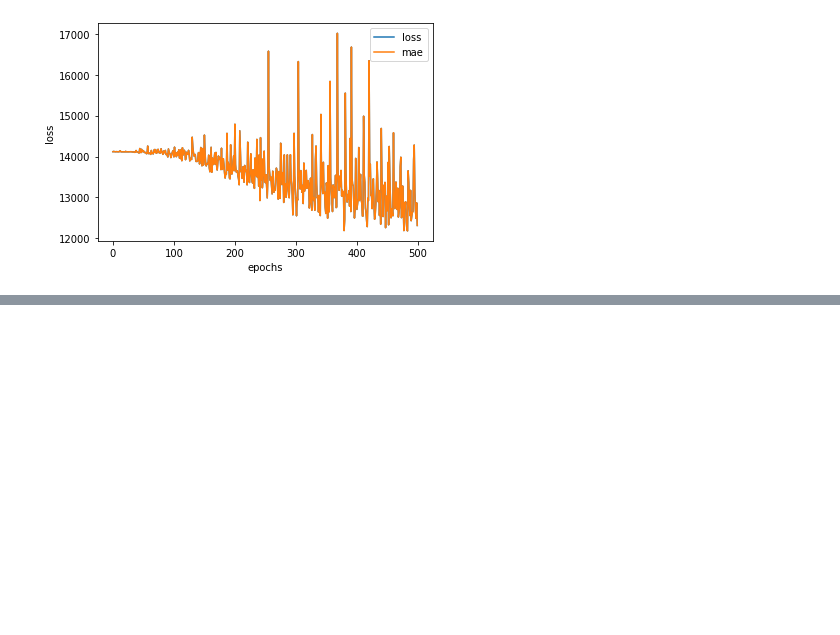
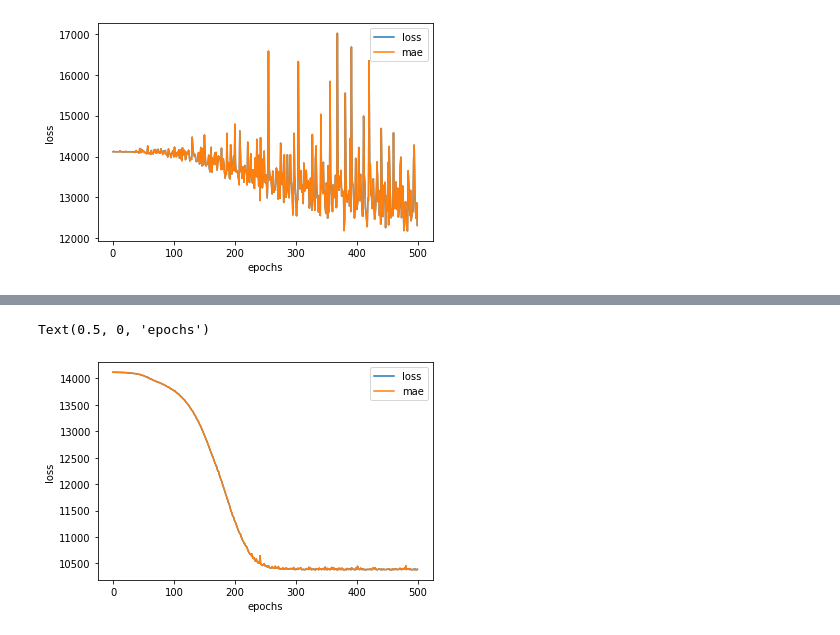
Before and after one commit to ThangDoan2001/TensorFlow_ZeroToHero, a Jupyter notebook: 01_neural_network_regression_with_tensorflow_homework.ipynb, the cells around one changed output, grey strips where cells are left out. Saved outputs shown, nothing was run; the diff lists cells and outputs as text; code cells hidden in the pictures; blank space fills up the shorter version.

```diff
--- a/01_neural_network_regression_with_tensorflow_homework.ipynb
+++ b/01_neural_network_regression_with_tensorflow_homework.ipynb
@@ -188,0 +216,7 @@ Text(0.5, 0, 'epochs')
+# %%
+pd.DataFrame(history_4.history).plot()
+plt.ylabel("loss")
+plt.xlabel("epochs")
+# %% [output]
+Text(0.5, 0, 'epochs')
+[figure, added]
```
Also changed, not shown: parts of 36 cells of this notebook.
